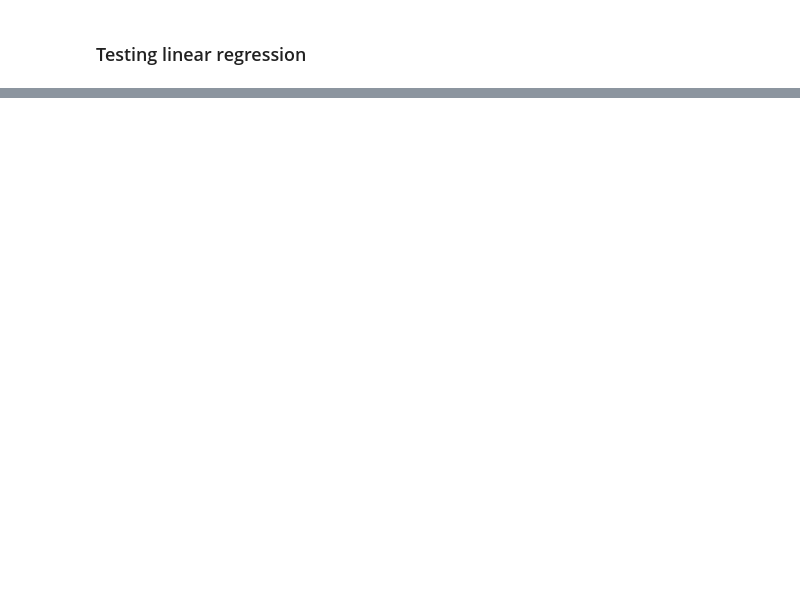
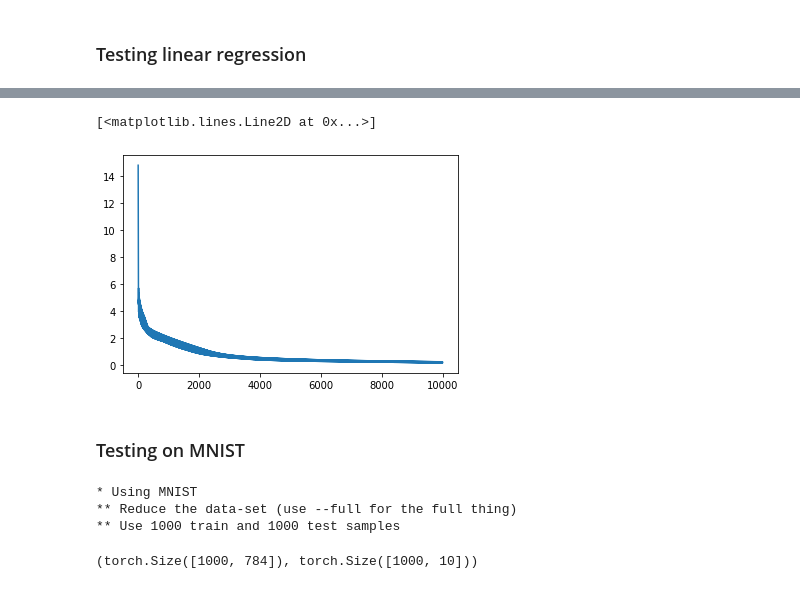
Before and after one commit to lustea0201/dl_projects, a Jupyter notebook: project2/main.ipynb, the cells around one changed output, grey strips where cells are left out. Cells and saved outputs as stored; diff of their text form; code cells hidden in the pictures; blank space fills up the shorter version.

```diff
--- a/project2/main.ipynb
+++ b/project2/main.ipynb
@@ -165,0 +153,61 @@ plt.plot(losses)
+# %%
+from module import Sequential
+
+
+hidden_1, hidden_2 = 6, 3
+model = Sequential(Linear(input_dim, hidden_1),
+                   Tanh(),
+                   Linear(hidden_1, hidden_2),
+                   Tanh(),
+                   Linear(hidden_2, output_dim))
+
+
+losses, d_w, d_b = [], [], []
+
+
+nb_epochs = 1000
+mini_batch_size = 100
+lr = 1e-2/n_samples*mini_batch_size
+
+
+
+for epoch in range(nb_epochs):
+    model.zero_grad()
+
+    for i in range(0, x0.size(0), mini_batch_size):
+        input_ = x0.narrow(0, i, mini_batch_size)
+        target = y.narrow(0, i, mini_batch_size)
+
+        # forward pass
+        out = model.forward(input_)
+        loss = LS.forward(out, target)
+        # backward pass
+        grad_output = LS.backward()
+        grad_input = model.backward(grad_output)
+
+        for layer in model.layers:
+            if layer.trainable:
+                layer.W -= lr*layer.grad_W
+                layer.b -= lr*layer.grad_b
+
+        losses.append(loss.item())
+
+
+plt.plot(losses)
+# %% [output]
+[<matplotlib.lines.Line2D at 0x...>]
+[figure, added]
+# %% [markdown]
+### Testing on MNIST
+# %%
+from dlc_practical_prologue import load_data
+
+train_input, train_target, test_input, test_target = load_data(one_hot_labels = True, normalize = True, flatten = True)
+# %% [output]
+* Using MNIST
+** Reduce the data-set (use --full for the full thing)
+** Use 1000 train and 1000 test samples
+# %%
+train_input.shape, train_target.shape
+# %% [output]
+(torch.Size([1000, 784]), torch.Size([1000, 10]))
```
Also changed, not shown: parts of 9 cells of this notebook.
